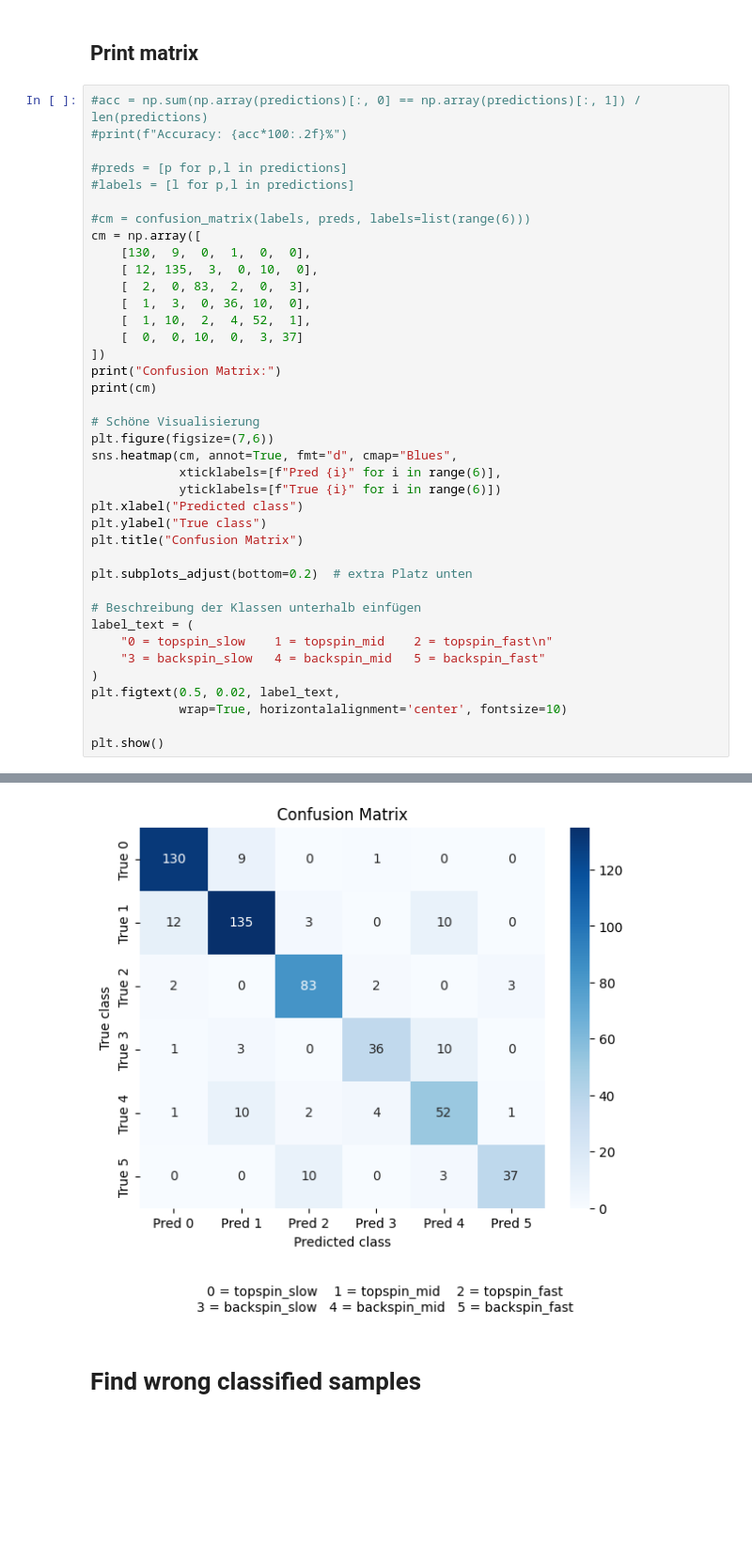
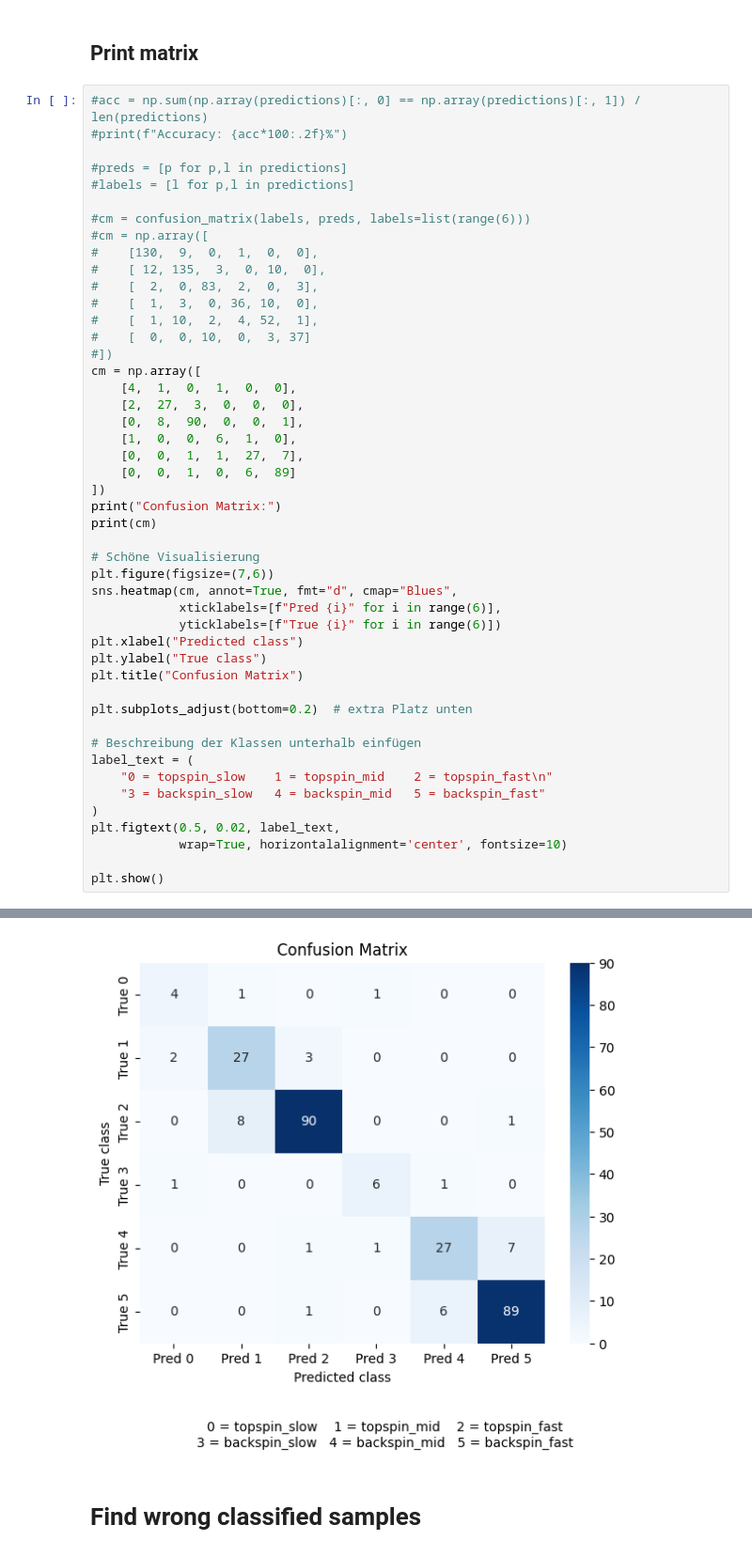
Before and after one commit to leviN1998/Master_Thesis, a Jupyter notebook: notebooks/5.1-lk-confusion-real-data.ipynb, the cells around one changed output, grey strips where cells are left out. Shown at 94% size. Cells and saved outputs as stored; diff of their text form; blank space fills up the shorter version.

```diff
--- a/notebooks/5.1-lk-confusion-real-data.ipynb
+++ b/notebooks/5.1-lk-confusion-real-data.ipynb
@@ -153,13 +153,21 @@ Label:  [1 3 2 1 3 1 2 5]
 #labels = [l for p,l in predictions]
 
 #cm = confusion_matrix(labels, preds, labels=list(range(6)))
+#cm = np.array([
+#    [130,  9,  0,  1,  0,  0],
+#    [ 12, 135,  3,  0, 10,  0],
+#    [  2,  0, 83,  2,  0,  3],
+#    [  1,  3,  0, 36, 10,  0],
+#    [  1, 10,  2,  4, 52,  1],
+#    [  0,  0, 10,  0,  3, 37]
+#])
 cm = np.array([
-    [130,  9,  0,  1,  0,  0],
-    [ 12, 135,  3,  0, 10,  0],
-    [  2,  0, 83,  2,  0,  3],
-    [  1,  3,  0, 36, 10,  0],
-    [  1, 10,  2,  4, 52,  1],
-    [  0,  0, 10,  0,  3, 37]
+    [4,  1,  0,  1,  0,  0],
+    [2,  27,  3,  0,  0,  0],
+    [0,  8,  90,  0,  0,  1],
+    [1,  0,  0,  6,  1,  0],
+    [0,  0,  1,  1,  27,  7],
+    [0,  0,  1,  0,  6,  89]
 ])
 print("Confusion Matrix:")
 print(cm)
@@ -195,4 +203,4 @@ Confusion Matrix:
-[figure, old version]
+[figure, new version]
 # %% [markdown]
 # Find wrong classified samples
 # %%
```
Also changed, not shown: parts of 1 cell of this notebook, 7 other files.
